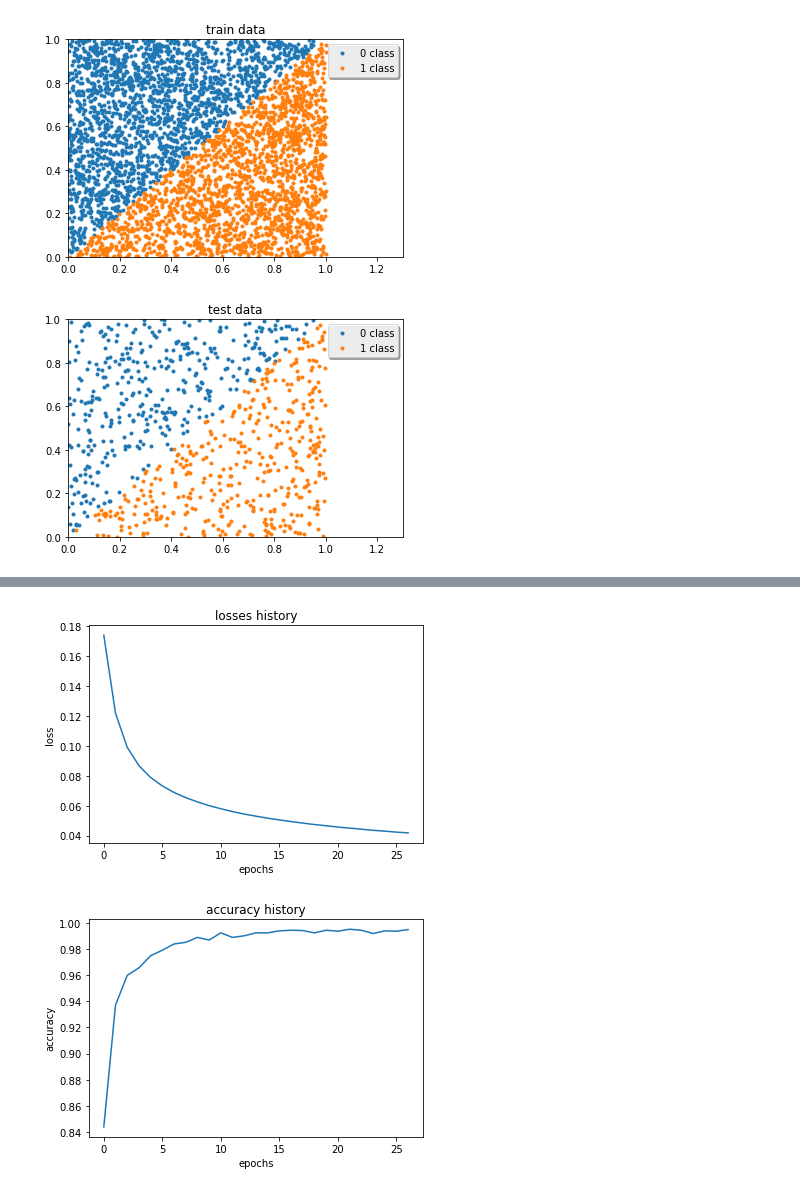
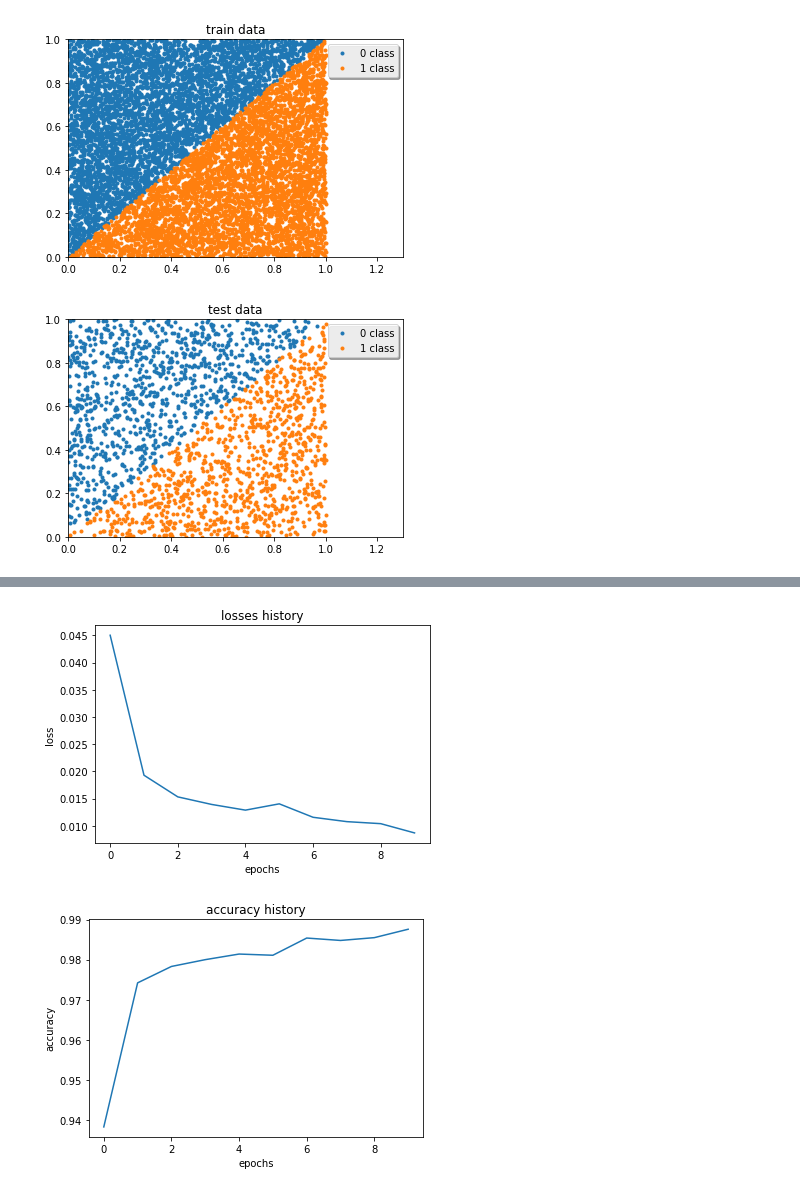
Before and after one commit to DanilaEremenko/NeuralNetwork, a Jupyter notebook: LABS/FirstLab/FirstReport.ipynb, the cells around one changed output, grey strips where cells are left out. Drawn from its saved outputs; the diff is of its cells as text; code cells hidden in the pictures.

```diff
--- a/LABS/FirstLab/FirstReport.ipynb
+++ b/LABS/FirstLab/FirstReport.ipynb
@@ -235,53 +256,55 @@ accuracy = 91%
 # %%
-#5.1(linear function)
+#5_linear
 
 #Imports from standarts libraries
-from keras import Sequential, callbacks
+from keras import Sequential
 from keras.layers import Dense
 from keras.optimizers import SGD
-import sys
-sys.path.append("../..")
+
 
 #Imports from local packages
+import ADDITIONAL.GUI_REPORTER as gr
 import E_Flatness_Classificator_Data as dataset5
-import ADDITIONAL.GUI_REPORTER as gr
 
-train_size = 4000
 
-first_layer_nur = 1
-lr = 0.3
-batch_size = 20
-epochs = 50
+train_size = 10000
+
+first_layer_nur = 40
+second_layer_nur = 20
+third_layer_nur = 5
+lr = 0.65
+batch_size = 15
+epochs = 10
 verbose = 1
 
 # func_type=[lin,n_lin]
 (x_train, y_train), (x_test, y_test) = dataset5.load_data(train_size=train_size, show=True, k=1, b=0,
                                                           func_type='lin')
 
 model = Sequential()
 
-model.add(Dense(1, init='glorot_normal', activation='hard_sigmoid'))
-
-# early stop
-stopper = callbacks.EarlyStopping(monitor='acc', min_delta=0, patience=5, mode='max')
+model.add(Dense(first_layer_nur, input_dim=x_train.shape[1], init='glorot_normal', activation='relu'))
+model.add(Dense(second_layer_nur, init='glorot_normal', activation='linear'))
+model.add(Dense(third_layer_nur, init='glorot_normal', activation='linear'))
+model.add(Dense(1, init='he_normal', activation='hard_sigmoid'))
 
 model.compile(loss='mean_squared_error', optimizer=SGD(lr=lr), metrics=['accuracy'])
 
+#plot model architecture to file
+plot_model(model, to_file='model_architecture_5_lin.png', show_shapes=True, show_layer_names=True)
+model_arcitecture=show_image('model_architecture_5_lin.png')
+
+
 # batch_size define speed of studying
-history = model.fit(x_train, y_train, batch_size=batch_size, nb_epoch=epochs, callbacks=[stopper], verbose=verbose)
+history = model.fit(x_train, y_train, batch_size=batch_size, epochs=epochs, verbose=verbose)
 
 score = model.evaluate(x_test, y_test, verbose=1)
 
-
-
+print("\naccuracy on train data\t %.f%%" % (history.history['acc'][epochs - 1] * 100))
+print("\naccuracy on testing data %.f%%" % (score[1] * 100))
+# print("loss on train data %.f%%" % (history.history['loss'][history.history] * 100))
 gr.plot_history_separte(history, save_path_acc="ACC.png", save_path_loss="LOSS.png",
-                        save=True, show=True)
-
-
-print("\naccuracy on train data\t %.f%%" % (history.history['acc'][stopper.stopped_epoch] * 100))
-print("loss on train data  \t%.f%%" % (history.history['loss'][stopper.stopped_epoch] * 100))
-
-print("\naccuracy on testing data %.f%%" % (score[1] * 100))
+                        save=False, show=True)
 # %% [output]
-[figure, old version]
+[figure, new version]
-[figure, old version]
+[figure, new version]
@@ -305,2 +328,2 @@ Epoch 27/50
-[figure, old version]
+[figure, new version]
-[figure, old version]
+[figure, new version]
```
Also changed, not shown: parts of 7 cells of this notebook, 2 other files.
